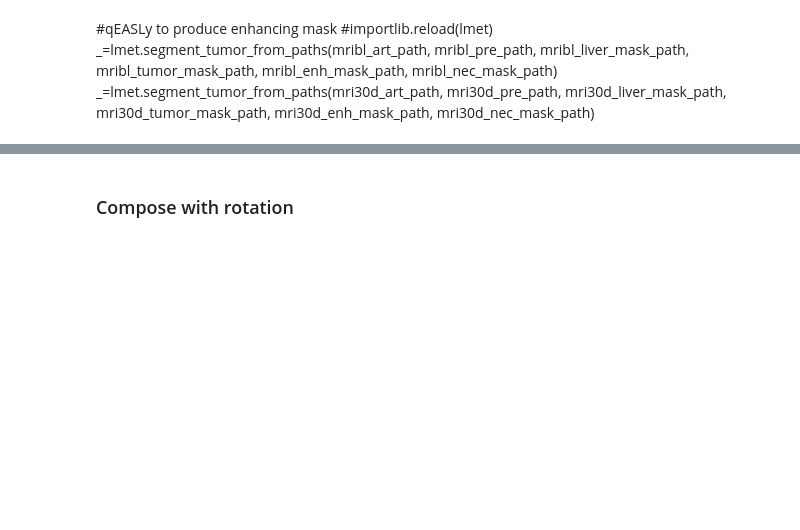
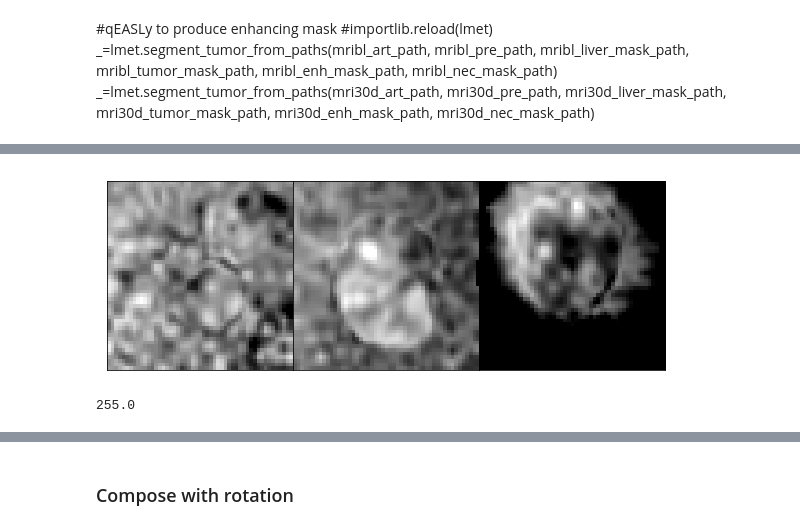
Before and after one commit to clintonjwang/lipiodol, a Jupyter notebook: data-retriever.ipynb, the cells around one changed output, grey strips where cells are left out. Saved outputs shown, nothing was run; the diff lists cells and outputs as text; code cells hidden in the pictures; blank space fills up the shorter version.

```diff
--- a/data-retriever.ipynb
+++ b/data-retriever.ipynb
@@ -197,0 +268,5 @@ _ = reg.transform_mask(mribl_enh_mask_path, mribl_art_path, xform_path,
+# %%
+img, _ = hf.nii_load(moving_path)
+hf.draw_slices(img, normalize=[600,1000])
+# %% [output]
+[figure, added]
@@ -204,0 +302,4 @@ img, dims = hf.nii_load("D:\\temp_fix.nii")
+# %%
+mask_m_iso.max()
+# %% [output]
+255.0
```
Also changed, not shown: parts of 19 cells of this notebook.
